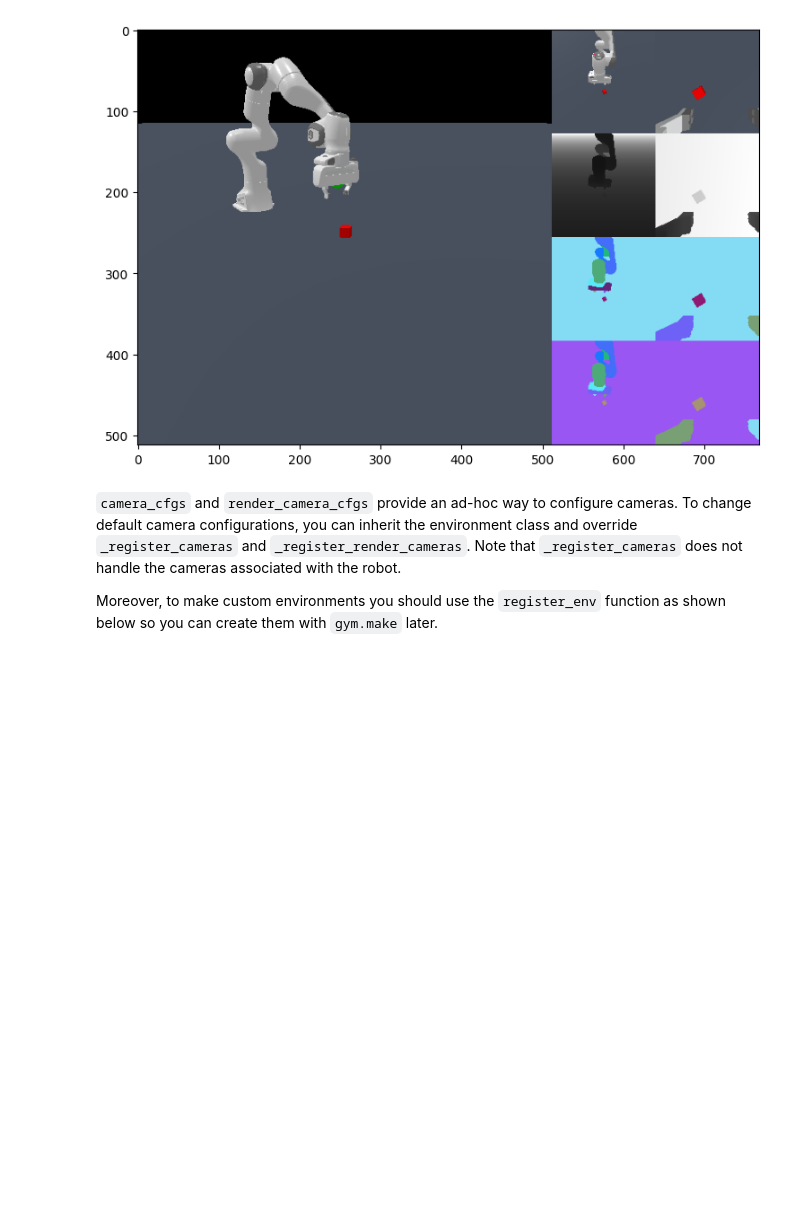
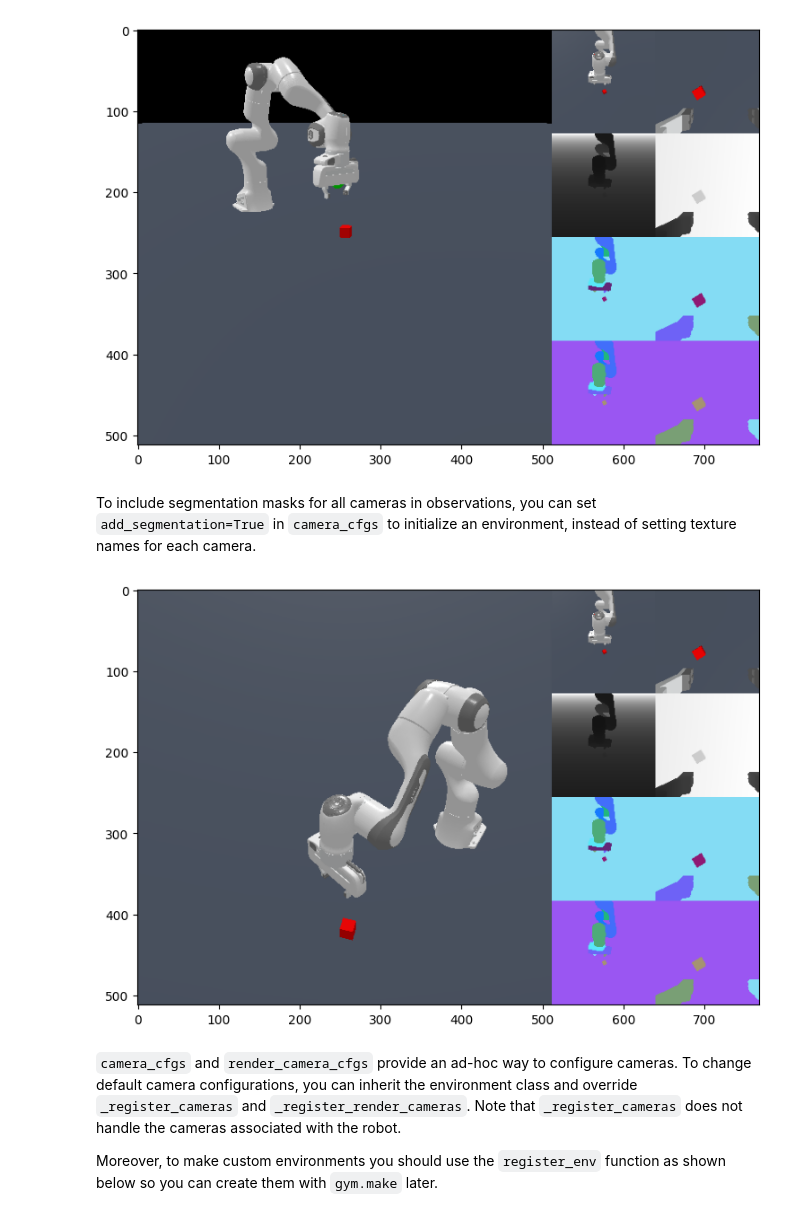
Before and after one commit to haosulab/ManiSkill, a Jupyter notebook: examples/tutorials/customize_environments.ipynb, the cells around one changed output. Saved outputs shown, nothing was run; the diff lists cells and outputs as text; code cells hidden in the pictures; blank space fills up the shorter version.

```diff
--- a/examples/tutorials/customize_environments.ipynb
+++ b/examples/tutorials/customize_environments.ipynb
@@ -89,6 +91,16 @@ env.close()
 del env
 # %% [output]
 [figure]
+# %% [markdown]
+To include segmentation masks for all cameras in observations, you can set `add_segmentation=True` in `camera_cfgs` to initialize an environment, instead of setting texture names for each camera.
+# %%
+# Add segmentation masks to observations (equivalent to adding Segmentation texture for each camera)
+env = gym.make("PickCube-v0", camera_cfgs=dict(add_segmentation=True))
+plot_img(env.render("cameras"))
+env.close()
+del env
+# %% [output]
+[figure, added]
 # %% [markdown]
 `camera_cfgs` and `render_camera_cfgs` provide an ad-hoc way to configure cameras. To change default camera configurations, you can inherit the environment class and override `_register_cameras` and `_register_render_cameras`. Note that `_register_cameras` does not handle the cameras associated with the robot.
 
```
Also changed, not shown: parts of 9 cells of this notebook, 3 other files.
